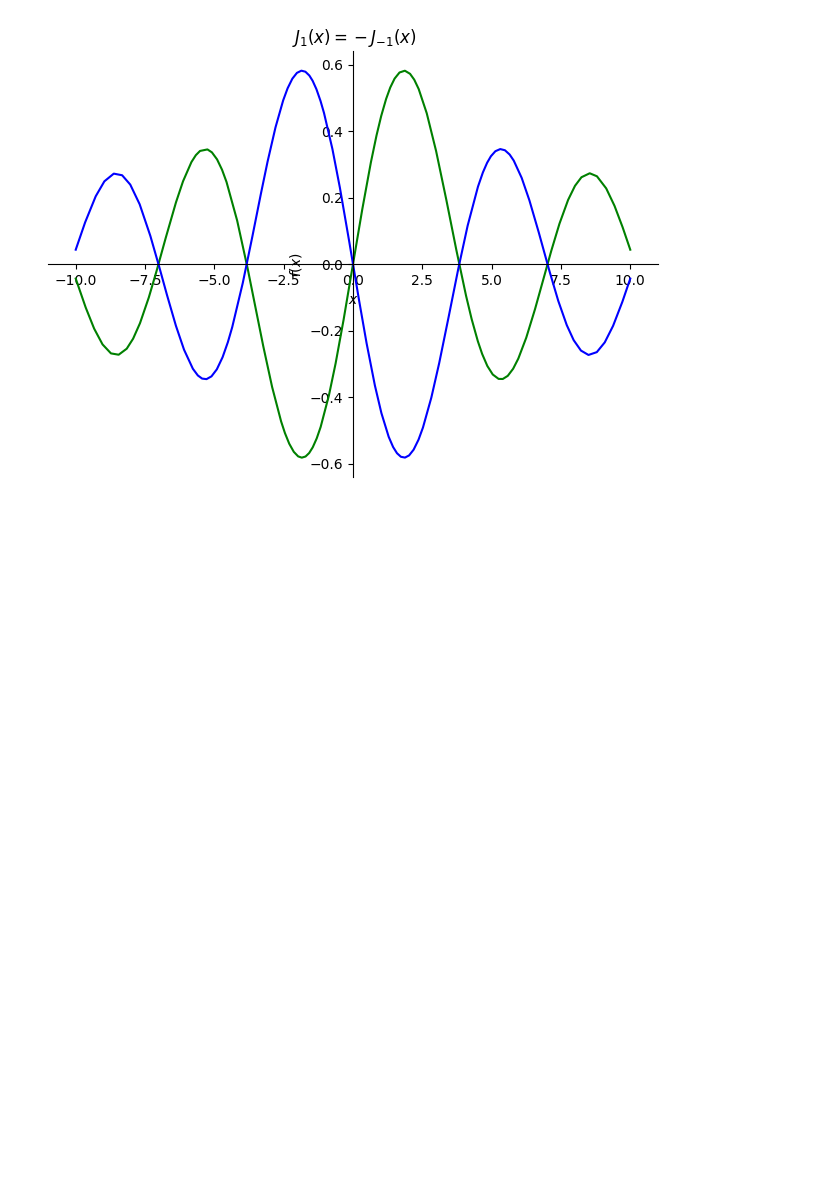
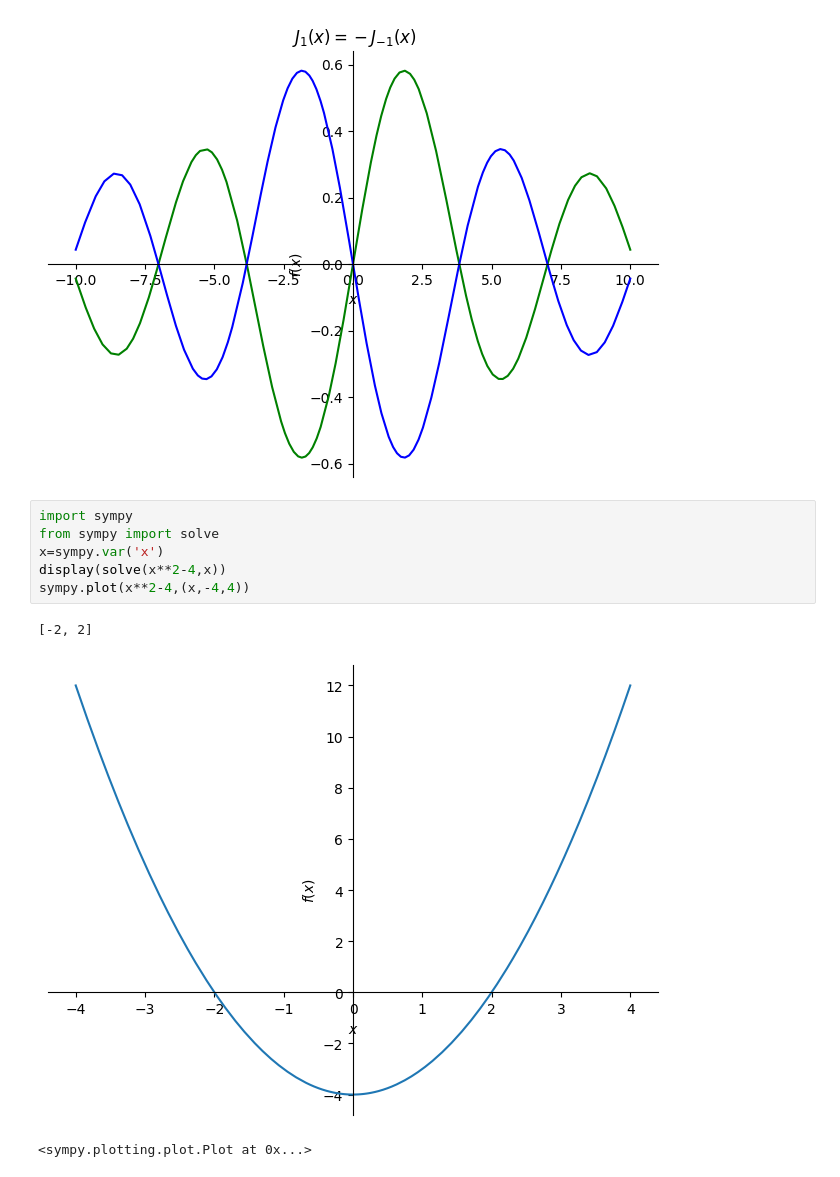
Before and after one commit to DavidChiu150219/20230723, a Jupyter notebook: 數學.ipynb, the cells around one changed output. Drawn from its saved outputs; the diff is of its cells as text; blank space fills up the shorter version.

```diff
--- a/數學.ipynb
+++ b/數學.ipynb
@@ -257,3 +257,13 @@ p1.extend(p2)
 p1.show()
 # %% [output]
 [figure]
+# %%
+import sympy
+from sympy import solve
+x=sympy.var('x')
+display(solve(x**2-4,x))
+sympy.plot(x**2-4,(x,-4,4))
+# %% [output]
+[-2, 2]
+[figure, added]
+<sympy.plotting.plot.Plot at 0x...>
```
Also changed, not shown: parts of 1 cell of this notebook, 1 other file.
